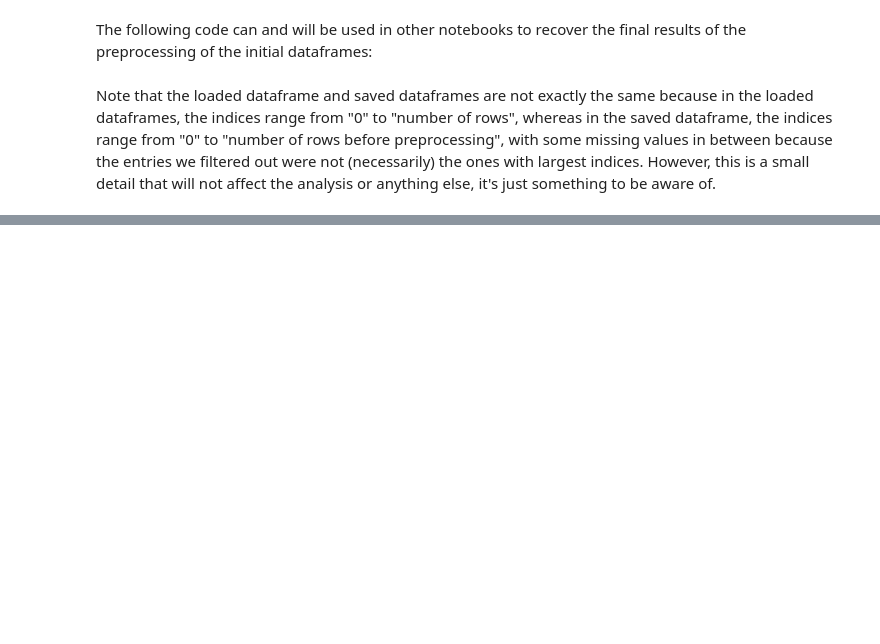
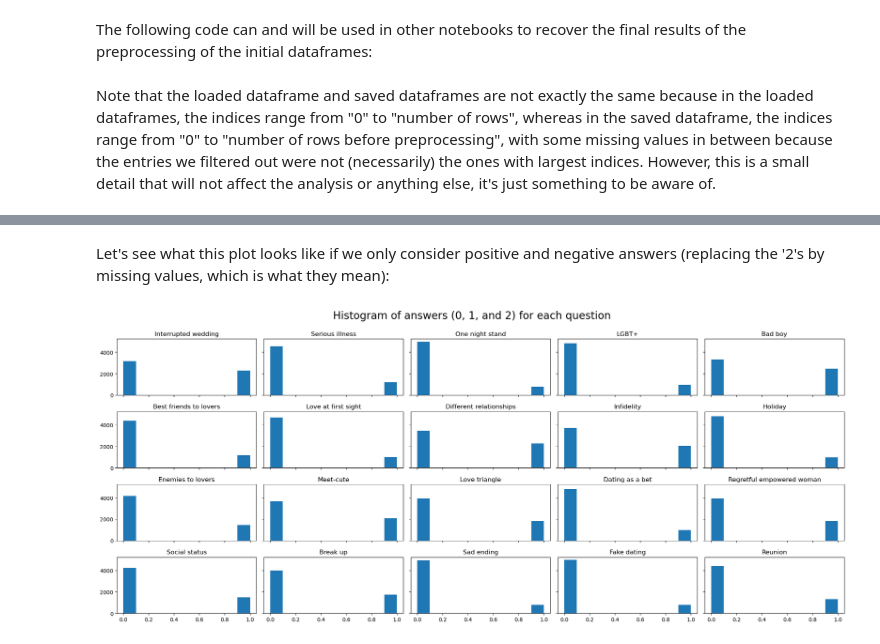
Before and after one commit to epfl-ada/ada-2023-project-theredpandada5, a Jupyter notebook: Data preprocessing.ipynb, the cells around one changed output, grey strips where cells are left out. Saved outputs shown, nothing was run; the diff lists cells and outputs as text; code cells hidden in the pictures; blank space fills up the shorter version.

```diff
--- a/Data preprocessing.ipynb
+++ b/Data preprocessing.ipynb
@@ -866,0 +1004,7 @@ Note that the loaded dataframe and saved dataframes are not exactly the same bec
+# %% [markdown]
+Let's see what this plot looks like if we only consider positive and negative answers (replacing the '2's by missing values, which is what they mean):
+# %%
+gpt_answers_nan = gpt_answers.replace(2, np.NaN, inplace=False)
+plot(gpt_answers_nan, question_names)
+# %% [output]
+[figure, added]
```
Also changed, not shown: parts of 45 cells of this notebook, 9 other files.
